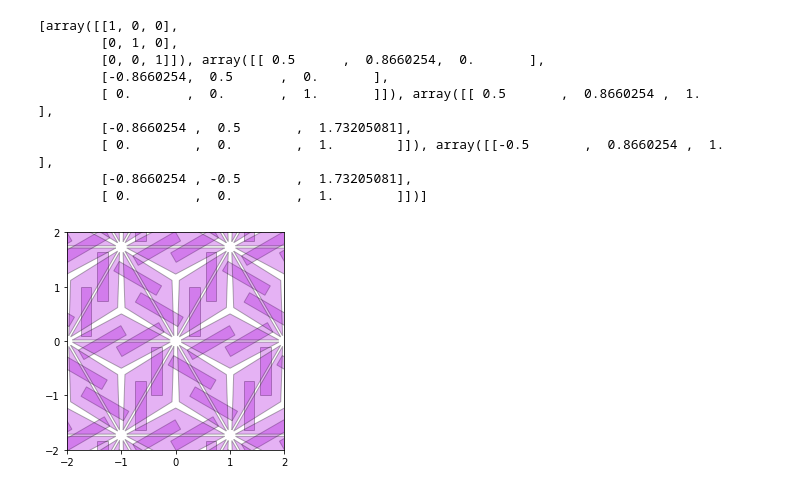
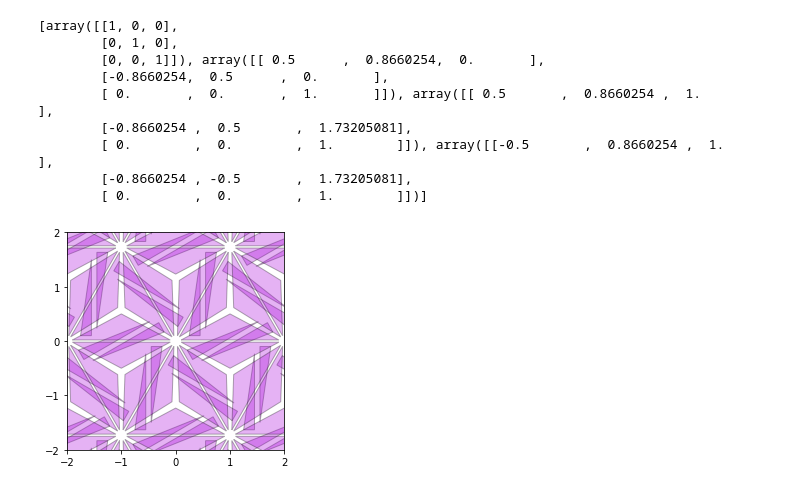
Before and after one commit to marinavas/poplocavanje, a Jupyter notebook: plocice.ipynb, the cells around one changed output. Drawn from its saved outputs; the diff is of its cells as text; code cells hidden in the pictures.

```diff
--- a/plocice.ipynb
+++ b/plocice.ipynb
@@ -14,22 +14,24 @@ izom_p6
         [ 0.        ,  0.        ,  1.        ]])]
 # %%
 #izomgen_p6
-pol = Polygon([(0.25,0.1),(0.45, 0.1), (0.45,1), (0.25,1)])
+#pol = Polygon([(0.25,0.1),(0.45, 0.1), (0.45,1), (0.25,1)])
+pol = Polygon([(0.25,0.1),(0.45, 0.1), (0.45,1.5)])
+
 tr = Polygon([(0.1,0.02),(1.9, 0.02), (1,0.5)])
 xmin,xmax,ymin,ymax = (-2,2,-2,2)
 okvir = [-2,2,-2,2]
 bx = plt.axes()
 bx.set_xlim(xmin,xmax)
 bx.set_xticks(range(xmin,xmax+1))
 bx.set_ylim(ymin,ymax)
 bx.set_yticks(range(ymin,ymax+1))
 bx.set_aspect(1)
 crtaj(izomgen_p6,pol,bx)
 crtaj(izomgen_p6,tr,bx)
 
 plt.show()
 # %% [output]
-[figure, old version]
+[figure, new version]
 # %%
 def generisi_pol(izl,p):
     r = []
```
Also changed, not shown: parts of 3 cells of this notebook, 4 other files.
